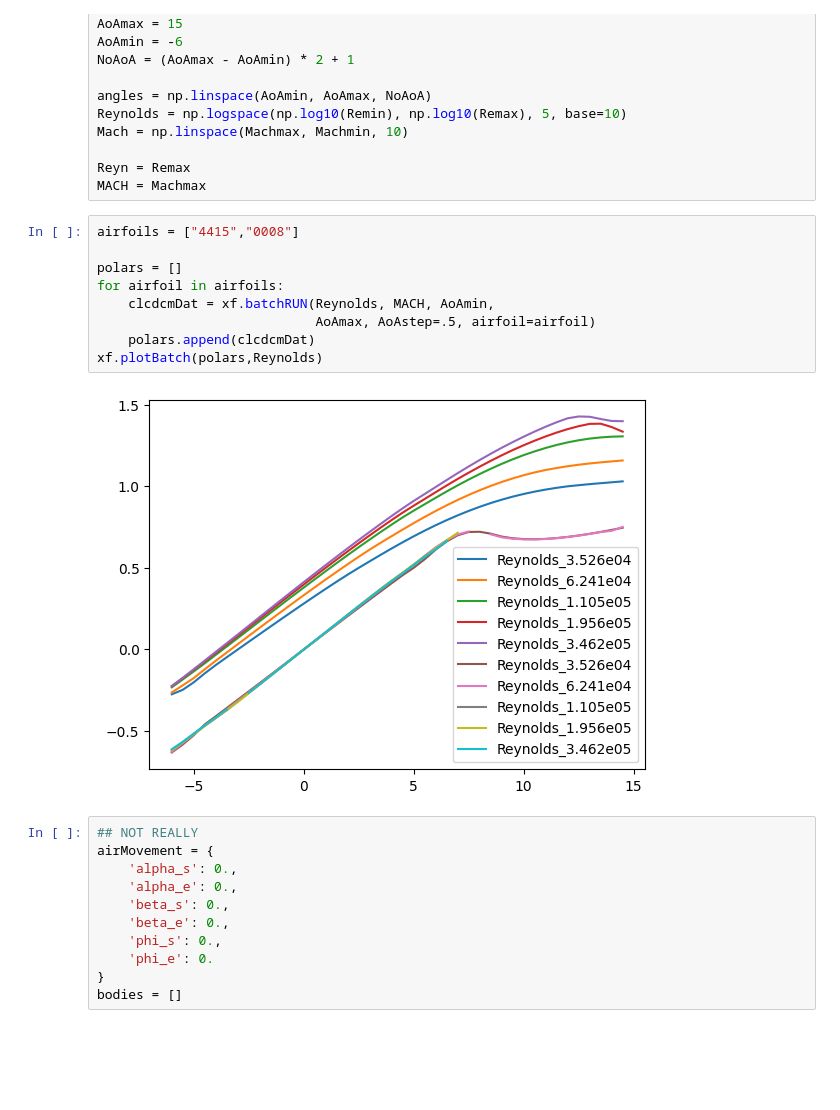
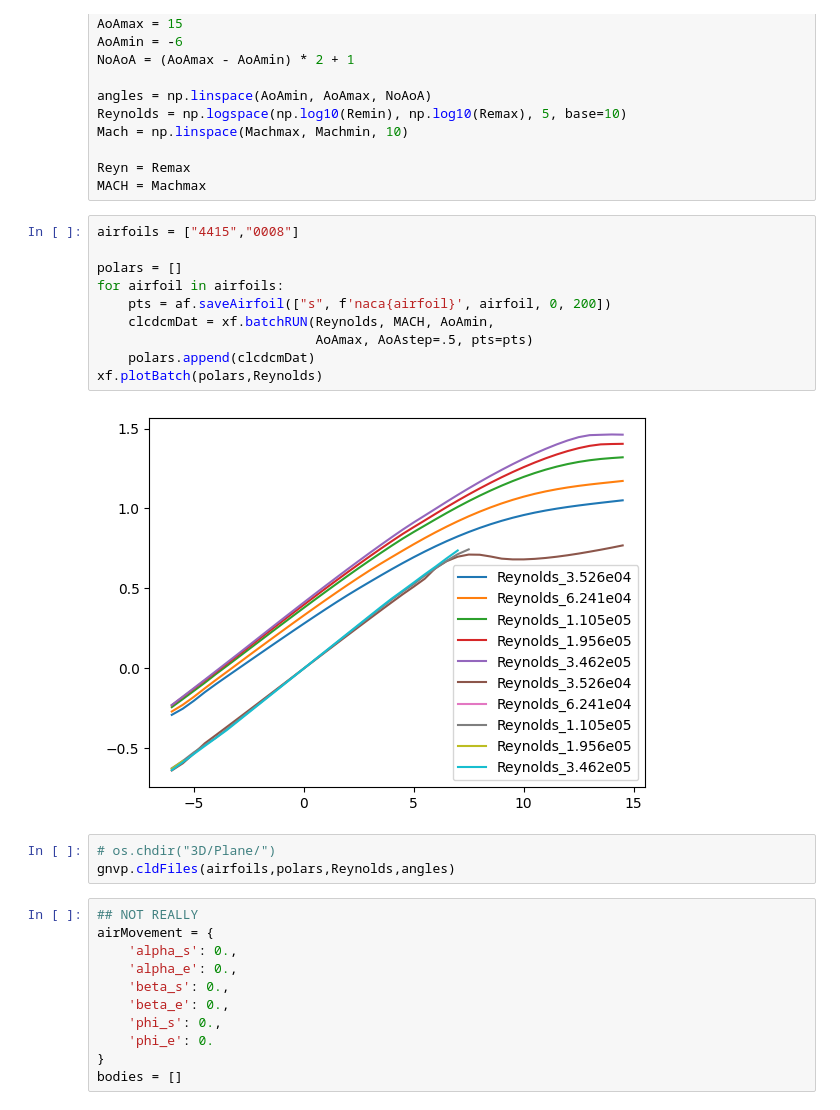
Before and after one commit to trifwn/Icarus, a Jupyter notebook: 3DCalc.ipynb, the cells around one changed output. Saved outputs shown, nothing was run; the diff lists cells and outputs as text; blank space fills up the shorter version.

```diff
--- a/3DCalc.ipynb
+++ b/3DCalc.ipynb
@@ -34,14 +37,18 @@ MACH = Machmax
 # %%
 airfoils = ["4415","0008"]
 
 polars = []
 for airfoil in airfoils:
+    pts = af.saveAirfoil(["s", f'naca{airfoil}', airfoil, 0, 200])
     clcdcmDat = xf.batchRUN(Reynolds, MACH, AoAmin,
-                            AoAmax, AoAstep=.5, airfoil=airfoil)
+                            AoAmax, AoAstep=.5, pts=pts)
     polars.append(clcdcmDat)
 xf.plotBatch(polars,Reynolds)
 # %% [output]
-[figure, old version]
+[figure, new version]
+# %%
+# os.chdir("3D/Plane/")
+gnvp.cldFiles(airfoils,polars,Reynolds,angles)
 # %%
 ## NOT REALLY
 airMovement = {
```
Also changed, not shown: parts of 4 cells of this notebook, 31 other files.
